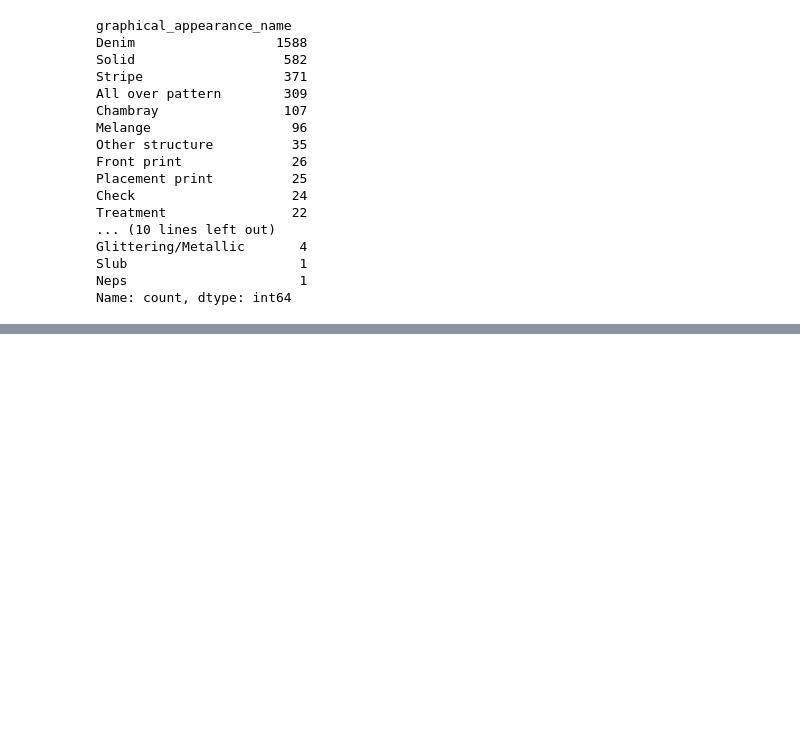
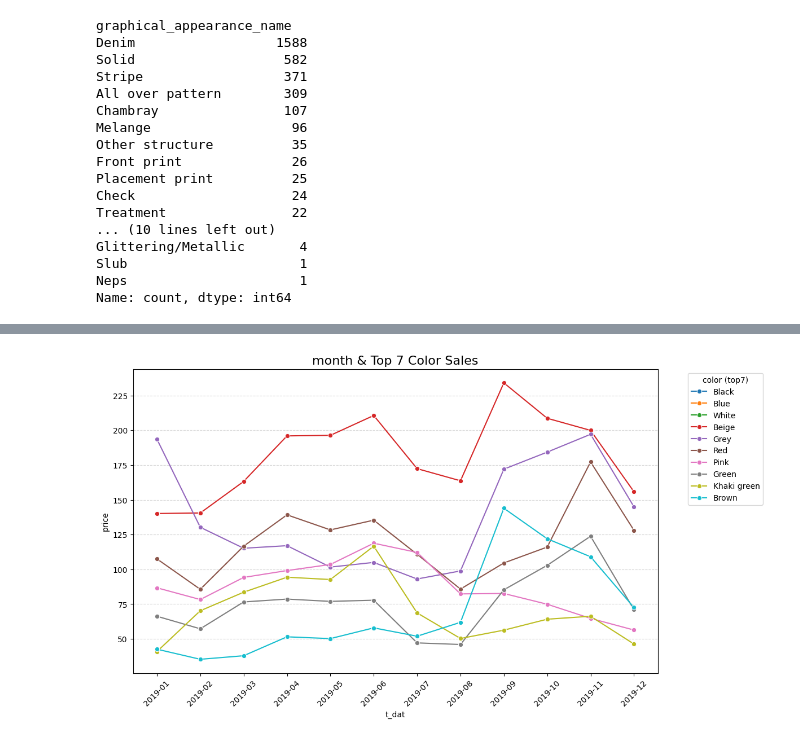
Before and after one commit to KyungminChang/4team-commerce-first-project, a Jupyter notebook: test.ipynb, the cells around one changed output, grey strips where cells are left out. Drawn from its saved outputs; the diff is of its cells as text; code cells hidden in the pictures; blank space fills up the shorter version.

```diff
--- a/test.ipynb
+++ b/test.ipynb
@@ -370,0 +472,3 @@ Name: count, dtype: int64
+# %%
+tr_cus_ar_original = tr_cus.merge(articles_copy, on="article_id", how="left")
+tr_cus_ar_original.columns
@@ -370,0 +508,27 @@ Name: count, dtype: int64
+# %%
+color_price2 = tr_cus_ar_original.groupby("perceived_colour_master_name")["price"].sum().nlargest(10).index
+top10_color2 = tr_cus_ar_original[tr_cus_ar_original["perceived_colour_master_name"].isin(color_price)]
+
+plt_color_age2 = top10_color2.groupby(["age_group", "perceived_colour_master_name"])["price"].sum().reset_index()
+
+plt_color_month2 = top10_color2.groupby(["t_dat", "perceived_colour_master_name"])["price"].sum().reset_index()
+# (문자열로 변환 안하니까 오류나옴)
+plt_color_month2["t_dat"] = plt_color_month2["t_dat"].astype(str)
+
+plt.figure(figsize=(12, 7))
+
+sb.lineplot(data=plt_color_month,
+    x="t_dat",
+    y="price",
+    hue="perceived_colour_master_name",
+    hue_order=color_price2,
+    marker='o')
+
+plt.title("month & Top 7 Color Sales", fontsize=16)
+plt.xticks(rotation=45)
+plt.grid(True, axis='y', linestyle='--', alpha=0.5)
+plt.legend(title="color (top7)", bbox_to_anchor=(1.05, 1), loc="upper left") # 범례를 그래프 밖으로 이동
+
+plt.show()
+# %% [output]
+[figure, added]
```
Also changed, not shown: parts of 14 cells of this notebook.
